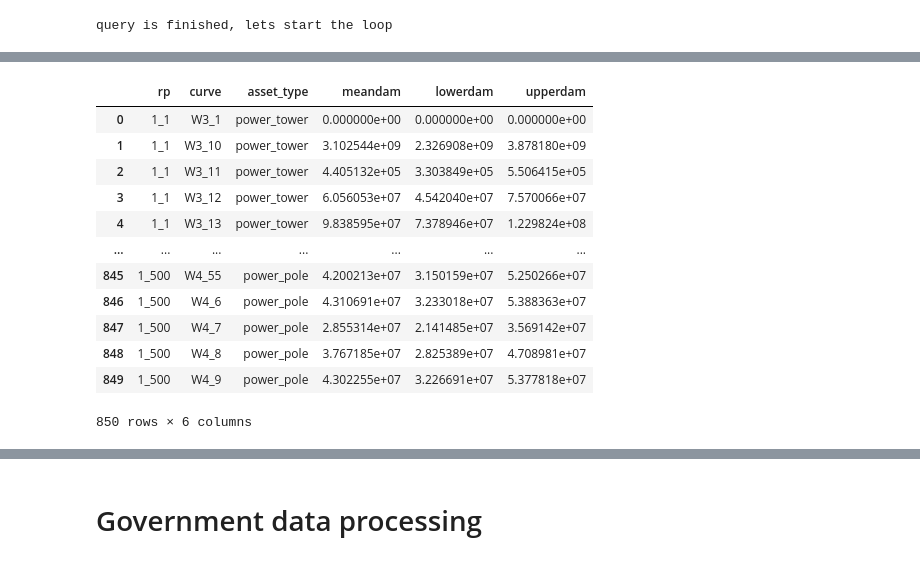
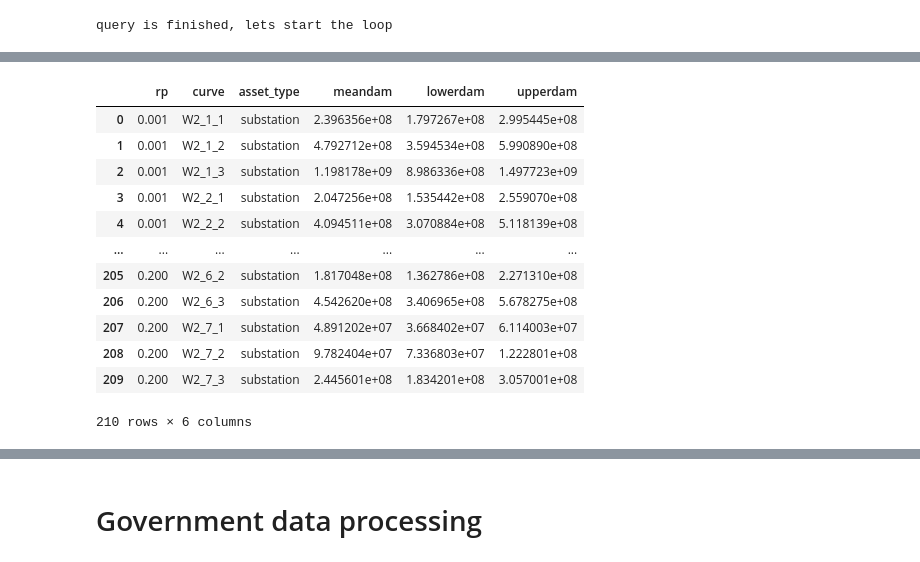
Before and after one commit to Mengqi-Ye/pg_risk_analysis, a Jupyter notebook: notebooks/Example_run.ipynb, the cells around one changed output, grey strips where cells are left out. Saved outputs shown, nothing was run; the diff lists cells and outputs as text; code cells hidden in the pictures.

```diff
--- a/notebooks/Example_run.ipynb
+++ b/notebooks/Example_run.ipynb
@@ -1027,19 +1020,19 @@ AttributeError: 'tqdm' object has no attribute 'disable'
 # %%
-osm_damage_infra['']
+osm_damage_infra[1]['_CMCC-CM2-VHR4']
 # %% [output]
 |  | rp | curve | asset_type | meandam | lowerdam | upperdam |
-| 0 | 1_1 | W3_1 | power_tower | 0.000000e+00 | 0.000000e+00 | 0.000000e+00 |
-| 1 | 1_1 | W3_10 | power_tower | 3.102544e+09 | 2.326908e+09 | 3.878180e+09 |
-| 2 | 1_1 | W3_11 | power_tower | 4.405132e+05 | 3.303849e+05 | 5.506415e+05 |
-| 3 | 1_1 | W3_12 | power_tower | 6.056053e+07 | 4.542040e+07 | 7.570066e+07 |
-| 4 | 1_1 | W3_13 | power_tower | 9.838595e+07 | 7.378946e+07 | 1.229824e+08 |
+| 0 | 0.001 | W2_1_1 | substation | 2.396356e+08 | 1.797267e+08 | 2.995445e+08 |
+| 1 | 0.001 | W2_1_2 | substation | 4.792712e+08 | 3.594534e+08 | 5.990890e+08 |
+| 2 | 0.001 | W2_1_3 | substation | 1.198178e+09 | 8.986336e+08 | 1.497723e+09 |
+| 3 | 0.001 | W2_2_1 | substation | 2.047256e+08 | 1.535442e+08 | 2.559070e+08 |
+| 4 | 0.001 | W2_2_2 | substation | 4.094511e+08 | 3.070884e+08 | 5.118139e+08 |
 | ... | ... | ... | ... | ... | ... | ... |
-| 845 | 1_500 | W4_55 | power_pole | 4.200213e+07 | 3.150159e+07 | 5.250266e+07 |
-| 846 | 1_500 | W4_6 | power_pole | 4.310691e+07 | 3.233018e+07 | 5.388363e+07 |
-| 847 | 1_500 | W4_7 | power_pole | 2.855314e+07 | 2.141485e+07 | 3.569142e+07 |
-| 848 | 1_500 | W4_8 | power_pole | 3.767185e+07 | 2.825389e+07 | 4.708981e+07 |
-| 849 | 1_500 | W4_9 | power_pole | 4.302255e+07 | 3.226691e+07 | 5.377818e+07 |
+| 205 | 0.200 | W2_6_2 | substation | 1.817048e+08 | 1.362786e+08 | 2.271310e+08 |
+| 206 | 0.200 | W2_6_3 | substation | 4.542620e+08 | 3.406965e+08 | 5.678275e+08 |
+| 207 | 0.200 | W2_7_1 | substation | 4.891202e+07 | 3.668402e+07 | 6.114003e+07 |
+| 208 | 0.200 | W2_7_2 | substation | 9.782404e+07 | 7.336803e+07 | 1.222801e+08 |
+| 209 | 0.200 | W2_7_3 | substation | 2.445601e+08 | 1.834201e+08 | 3.057001e+08 |
-850 rows × 6 columns
+210 rows × 6 columns
 # %%
 # extract nested dict by key
 osm_damage_infra[1]['_CMCC-CM2-VHR4']
```
Also changed, not shown: parts of 11 cells of this notebook, 7 other files.
